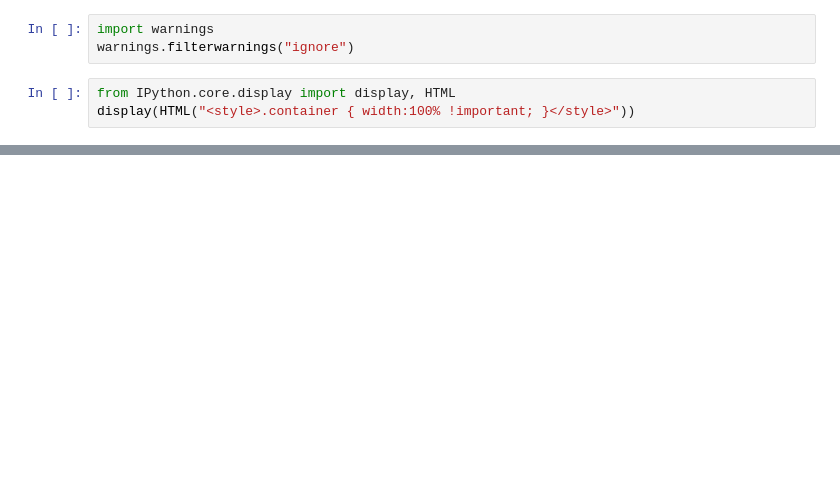
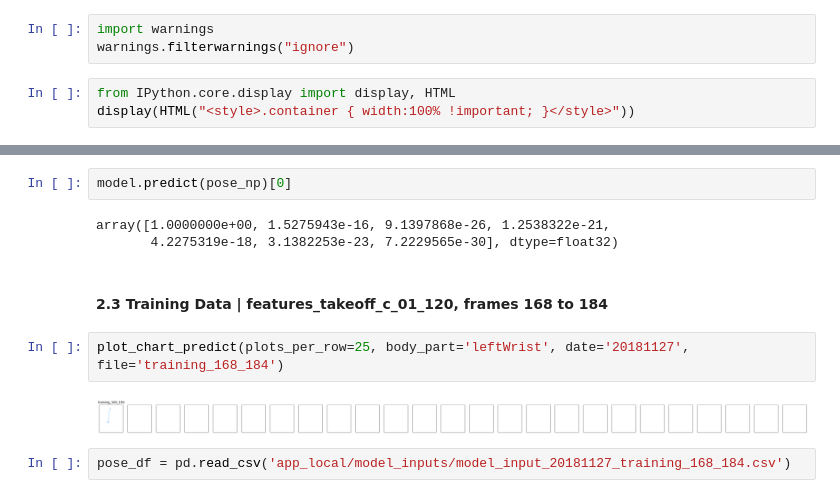
Before and after one commit to chriswegmann/drone_steering, a Jupyter notebook: models/playground/christian_visualize_prediction_log.ipynb, the cells around one changed output, grey strips where cells are left out. Drawn from its saved outputs; the diff is of its cells as text; blank space fills up the shorter version.

```diff
--- a/models/playground/christian_visualize_prediction_log.ipynb
+++ b/models/playground/christian_visualize_prediction_log.ipynb
@@ -83,0 +153,13 @@ plot_chart_predict(plots_per_row=15, body_part='leftWrist')
+# %%
+model.predict(pose_np)[0]
+# %% [output]
+array([1.0000000e+00, 1.5275943e-16, 9.1397868e-26, 1.2538322e-21,
+       4.2275319e-18, 3.1382253e-23, 7.2229565e-30], dtype=float32)
+# %% [markdown]
+#### 2.3 Training Data | features_takeoff_c_01_120, frames 168 to 184
+# %%
+plot_chart_predict(plots_per_row=25, body_part='leftWrist', date='20181127', file='training_168_184')
+# %% [output]
+[figure, added]
+# %%
+pose_df = pd.read_csv('app_local/model_inputs/model_input_20181127_training_168_184.csv')
```
Also changed, not shown: parts of 29 cells of this notebook, 4 other files.
